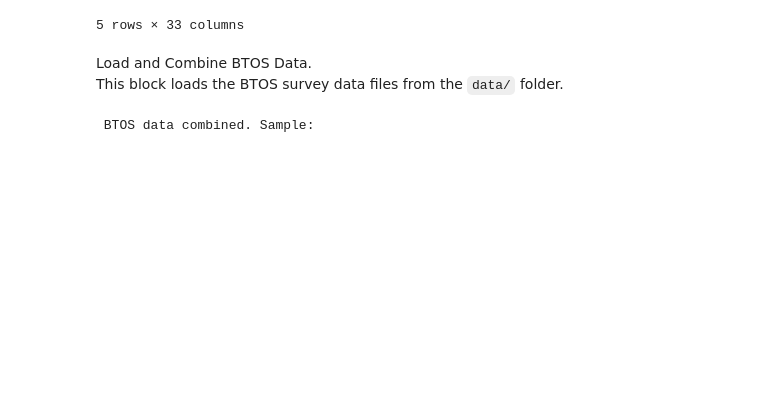
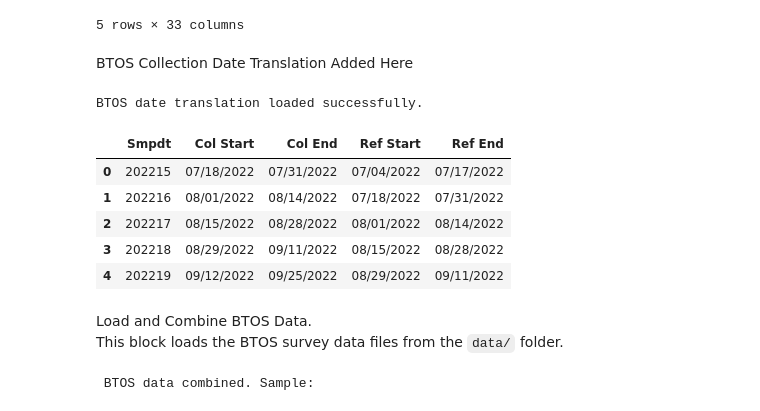
Before and after one commit to ncamic/NC_Capstone, a Jupyter notebook: capstone_data_assembled.ipynb, the cells around one changed output. Cells and saved outputs as stored; diff of their text form; code cells hidden in the pictures; blank space fills up the shorter version.

```diff
--- a/capstone_data_assembled.ipynb
+++ b/capstone_data_assembled.ipynb
@@ -46,6 +46,24 @@ display(bls_combined.head())
 | 3 | 1 | Alabama | 2 | AL | 0 | Cross-industry | cross-industry | 1235 | 11-1021 | ... |
 | 4 | 1 | Alabama | 2 | AL | 0 | Cross-industry | cross-industry | 1235 | 11-1031 | ... |
 5 rows × 33 columns
+# %% [markdown]
+BTOS Collection Date Translation Added Here
+# %%
+date_translation_path = "data/btos_collection_dates.csv"
+try:
+    date_translation = pd.read_csv(date_translation_path)
+    print("BTOS date translation loaded successfully.")
+    display(date_translation.head())
+except Exception as e:
+    print(f"Failed to load {date_translation_path}: {e}")
+# %% [output]
+BTOS date translation loaded successfully.
+|  | Smpdt | Col Start | Col End | Ref Start | Ref End |
+| 0 | 202215 | 07/18/2022 | 07/31/2022 | 07/04/2022 | 07/17/2022 |
+| 1 | 202216 | 08/01/2022 | 08/14/2022 | 07/18/2022 | 07/31/2022 |
+| 2 | 202217 | 08/15/2022 | 08/28/2022 | 08/01/2022 | 08/14/2022 |
+| 3 | 202218 | 08/29/2022 | 09/11/2022 | 08/15/2022 | 08/28/2022 |
+| 4 | 202219 | 09/12/2022 | 09/25/2022 | 08/29/2022 | 09/11/2022 |
 # %% [markdown]
 Load and Combine BTOS Data.
 This block loads the BTOS survey data files from the `data/` folder.
```
Also changed, not shown: parts of 7 cells of this notebook, 3 other files.
